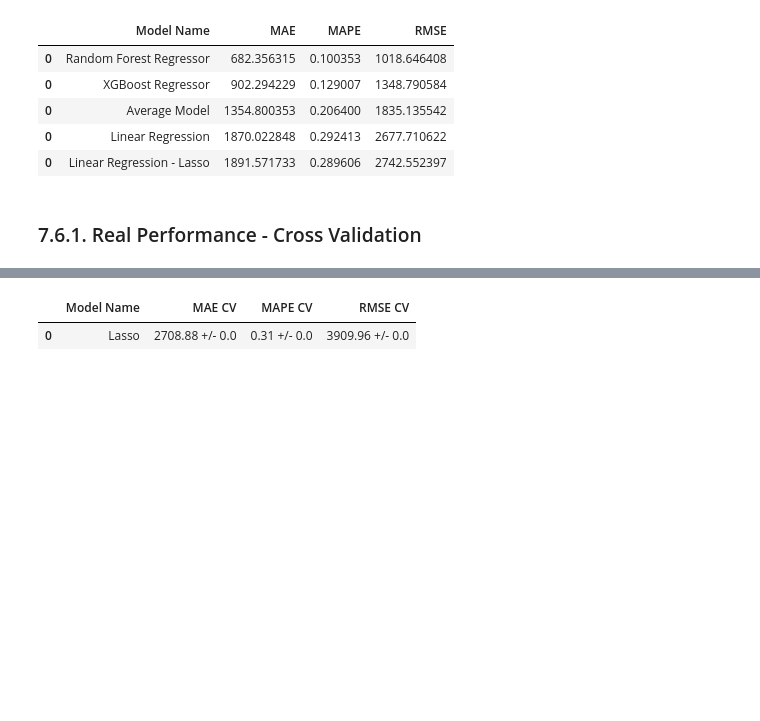
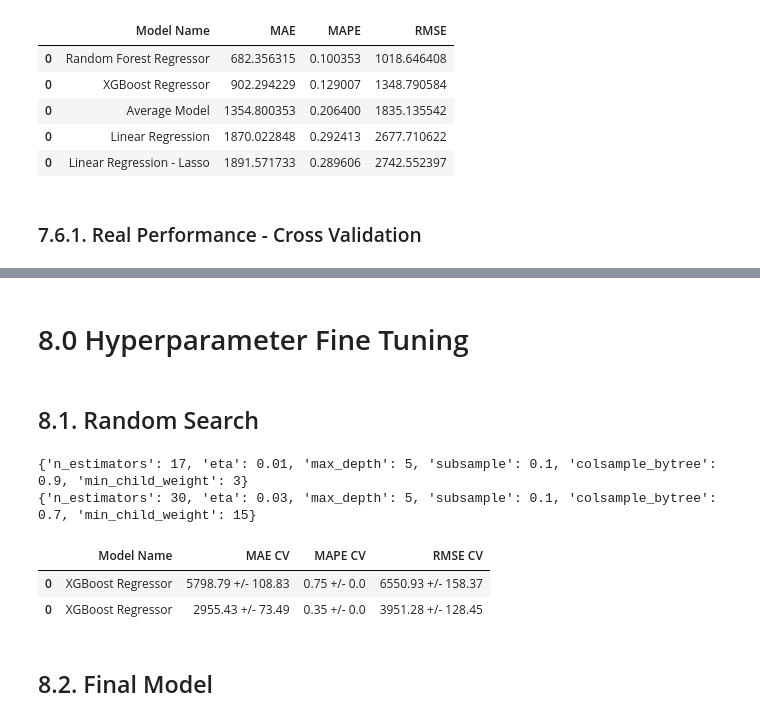
Before and after one commit to rmendes1/rossmann_sales, a Jupyter notebook: data_preparation.ipynb, the cells around one changed output, grey strips where cells are left out. Drawn from its saved outputs; the diff is of its cells as text; code cells hidden in the pictures; blank space fills up the shorter version.

Commit message:
hyperparameter finetuning strategy done

```diff
--- a/data_preparation.ipynb
+++ b/data_preparation.ipynb
@@ -1201,5 +1203,5 @@ x_train = X_train[cols_selected_boruta]
 x_test = X_test[cols_selected_boruta]
 
 #Time Series data prep. variaveis relevantes + date + sales
-X_training = X_train[cols_selected_boruta_full].copy()
-X_training['date'] = pd.to_datetime(X_training['date'])
+x_training = X_train[cols_selected_boruta_full].copy()
+x_training['date'] = pd.to_datetime(x_training['date'])
@@ -1329,9 +1329,9 @@ model_xgb = xgb.XGBRegressor(objective = 'reg:squarederror', n_estimators = 100,
                              eta = 0.01,
                              max_depth=10,
                              subsample=0.7,
-                             colsample_bytee=0.9).fit(x_train, Y_train)
+                             colsample_bytree=0.9).fit(x_train, y_train)
 
-xgb_result_cv = cross_validation(X_training, 5, 'XGBoost Regressor', model_xgb, verbose = True )
+xgb_result_cv = cross_validation(x_training, 5, 'XGBoost Regressor', model_xgb, verbose = True )
 xgb_result_cv
 # %% [output]
 KFold Number: 5
@@ -1371,7 +1362,4 @@ a
-# %%
-model = Lasso(alpha = 0.001)
-a = cross_validation(X_training, 5, 'Lasso', model)
-a
-# %% [output]
-|  | Model Name | MAE CV | MAPE CV | RMSE CV |
-| 0 | Lasso | 2708.88 +/- 0.0 | 0.31 +/- 0.0 | 3909.96 +/- 0.0 |
+# %% [markdown]
+# 8.0 Hyperparameter Fine Tuning
+# %% [markdown]
+## 8.1. Random Search
@@ -1377,0 +1370,40 @@ a
+# %%
+param = {'n_estimators': [1500, 1700, 2500, 3000, 3500],
+         'eta': [.01, .03],
+         'max_depth': [3, 5, 9],
+         'subsample': [.1, .5, .7],
+         'colsample_bytree': [.3, .7, .9],
+         'min_child_weight': [3, 8, 15]}
+
+MAX_EVAL = 10
+# %%
+final_result = pd.DataFrame()
+
+for i in range(MAX_EVAL):
+    #CHOOSE VALUES FOR PARAMETERS RANDOMLY
+    hp = {k: random.sample(v,1)[0] for k, v in param.items()}
+    print(hp)
+
+
+    #model
+    model_xgb = xgb.XGBRegressor(objective = 'reg:squarederror', n_estimators = hp['n_estimators'],
+                                 eta = hp['eta'],
+                                 max_depth=hp['max_depth'],
+                                 subsample=hp['subsample'],
+                                 colsample_bytree=hp['colsample_bytree'],
+                                 min_child_weight = hp['min_child_weight'])
+
+
+    #performance
+    result = cross_validation(x_training, 2, 'XGBoost Regressor', model_xgb, verbose=False)
+    final_result = pd.concat([final_result, result])
+
+final_result
+# %% [output]
+{'n_estimators': 17, 'eta': 0.01, 'max_depth': 5, 'subsample': 0.1, 'colsample_bytree': 0.9, 'min_child_weight': 3}
+{'n_estimators': 30, 'eta': 0.03, 'max_depth': 5, 'subsample': 0.1, 'colsample_bytree': 0.7, 'min_child_weight': 15}
+|  | Model Name | MAE CV | MAPE CV | RMSE CV |
+| 0 | XGBoost Regressor | 5798.79 +/- 108.83 | 0.75 +/- 0.0 | 6550.93 +/- 158.37 |
+| 0 | XGBoost Regressor | 2955.43 +/- 73.49 | 0.35 +/- 0.0 | 3951.28 +/- 128.45 |
+# %% [markdown]
+## 8.2. Final Model
```
Also changed, not shown: parts of 17 cells of this notebook.
